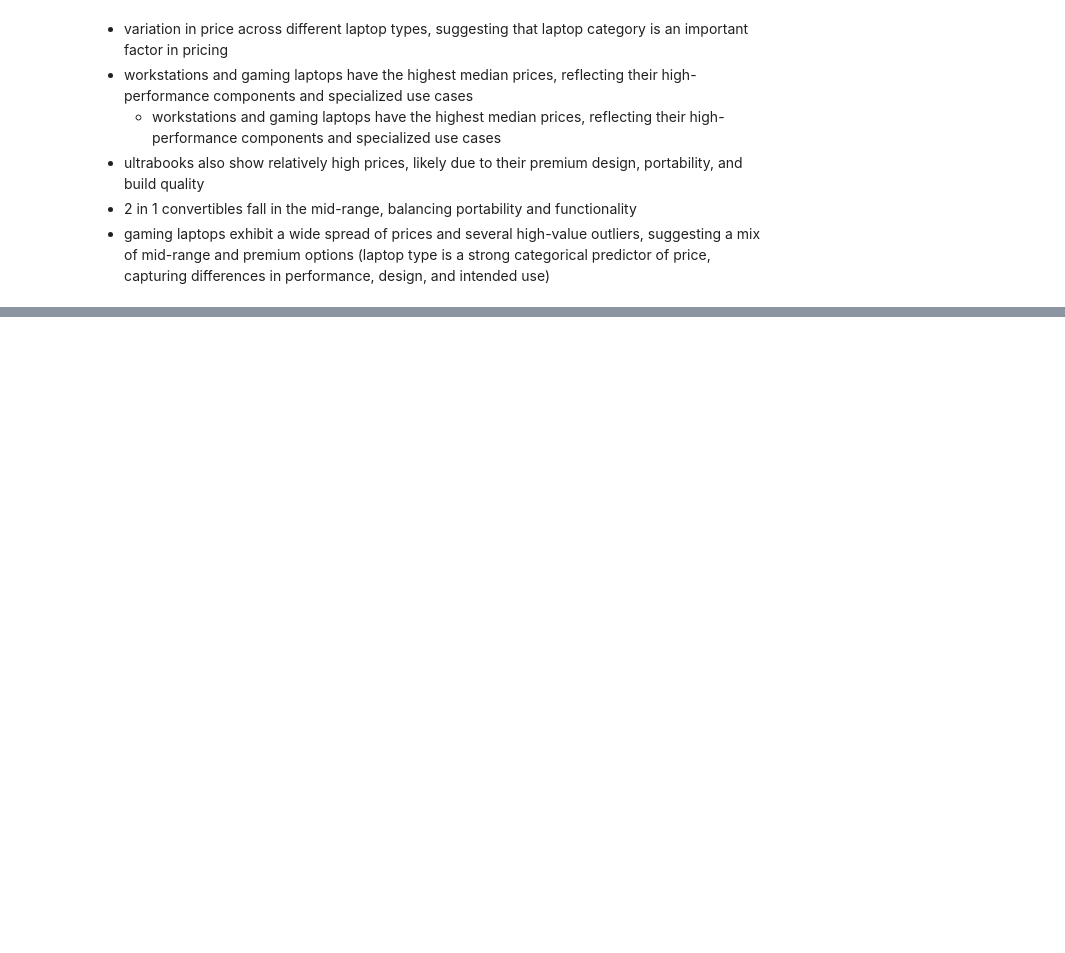
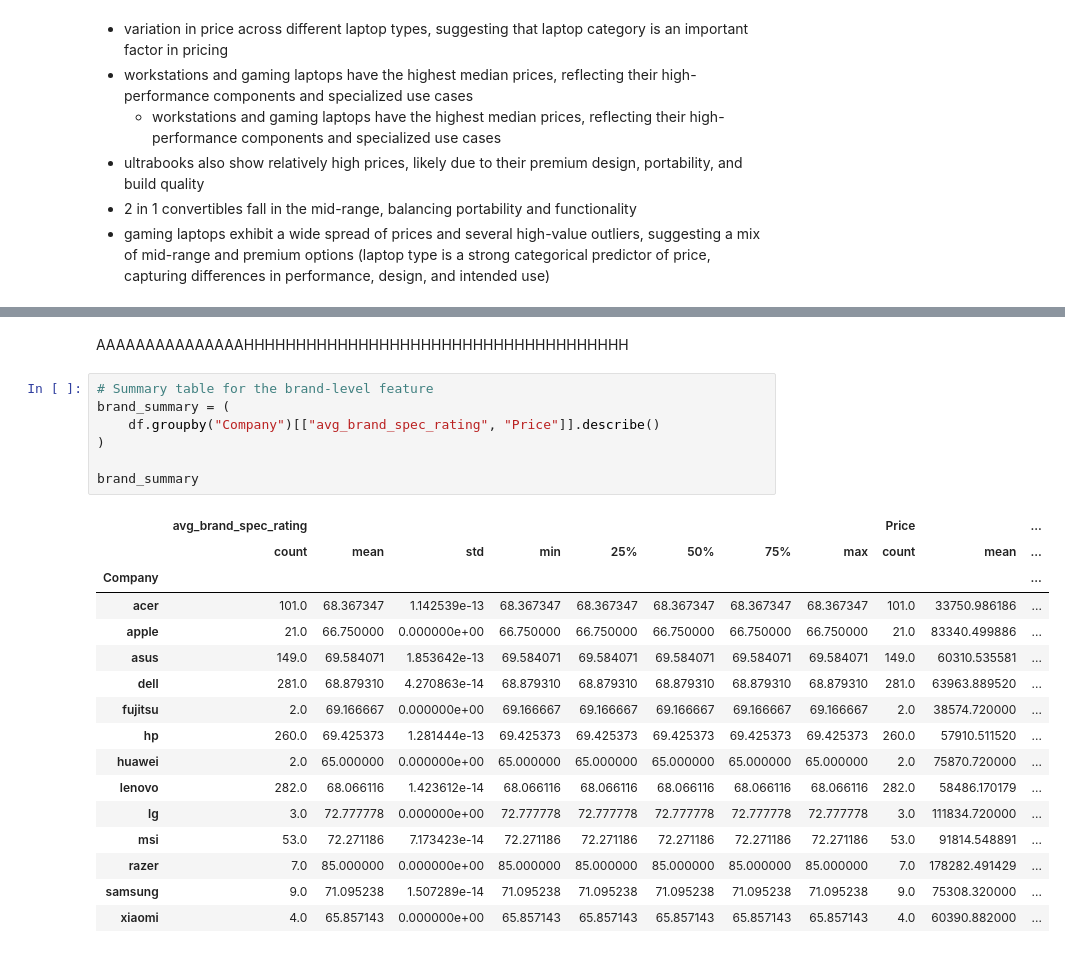
Before and after one commit to nishka-shah/Laptop-Prices, a Jupyter notebook: notebooks/eda.ipynb, the cells around one changed output, grey strips where cells are left out. Cells and saved outputs as stored; diff of their text form; blank space fills up the shorter version.

```diff
--- a/notebooks/eda.ipynb
+++ b/notebooks/eda.ipynb
@@ -168,0 +191,26 @@ plt.show()
+# %% [markdown]
+AAAAAAAAAAAAAAAHHHHHHHHHHHHHHHHHHHHHHHHHHHHHHHHHHHHH
+# %%
+# Summary table for the brand-level feature
+brand_summary = (
+    df.groupby("Company")[["avg_brand_spec_rating", "Price"]].describe()
+)
+
+brand_summary
+# %% [output]
+|  | avg_brand_spec_rating |  |  |  |  |  |  |  | Price |  | ... |
+|  | count | mean | std | min | 25% | 50% | 75% | max | count | mean | ... |
+| Company |  |  |  |  |  |  |  |  |  |  | ... |
+| acer | 101.0 | 68.367347 | 1.142539e-13 | 68.367347 | 68.367347 | 68.367347 | 68.367347 | 68.367347 | 101.0 | 33750.986186 | ... |
+| apple | 21.0 | 66.750000 | 0.000000e+00 | 66.750000 | 66.750000 | 66.750000 | 66.750000 | 66.750000 | 21.0 | 83340.499886 | ... |
+| asus | 149.0 | 69.584071 | 1.853642e-13 | 69.584071 | 69.584071 | 69.584071 | 69.584071 | 69.584071 | 149.0 | 60310.535581 | ... |
+| dell | 281.0 | 68.879310 | 4.270863e-14 | 68.879310 | 68.879310 | 68.879310 | 68.879310 | 68.879310 | 281.0 | 63963.889520 | ... |
+| fujitsu | 2.0 | 69.166667 | 0.000000e+00 | 69.166667 | 69.166667 | 69.166667 | 69.166667 | 69.166667 | 2.0 | 38574.720000 | ... |
+| hp | 260.0 | 69.425373 | 1.281444e-13 | 69.425373 | 69.425373 | 69.425373 | 69.425373 | 69.425373 | 260.0 | 57910.511520 | ... |
+| huawei | 2.0 | 65.000000 | 0.000000e+00 | 65.000000 | 65.000000 | 65.000000 | 65.000000 | 65.000000 | 2.0 | 75870.720000 | ... |
+| lenovo | 282.0 | 68.066116 | 1.423612e-14 | 68.066116 | 68.066116 | 68.066116 | 68.066116 | 68.066116 | 282.0 | 58486.170179 | ... |
+| lg | 3.0 | 72.777778 | 0.000000e+00 | 72.777778 | 72.777778 | 72.777778 | 72.777778 | 72.777778 | 3.0 | 111834.720000 | ... |
+| msi | 53.0 | 72.271186 | 7.173423e-14 | 72.271186 | 72.271186 | 72.271186 | 72.271186 | 72.271186 | 53.0 | 91814.548891 | ... |
+| razer | 7.0 | 85.000000 | 0.000000e+00 | 85.000000 | 85.000000 | 85.000000 | 85.000000 | 85.000000 | 7.0 | 178282.491429 | ... |
+| samsung | 9.0 | 71.095238 | 1.507289e-14 | 71.095238 | 71.095238 | 71.095238 | 71.095238 | 71.095238 | 9.0 | 75308.320000 | ... |
+| xiaomi | 4.0 | 65.857143 | 0.000000e+00 | 65.857143 | 65.857143 | 65.857143 | 65.857143 | 65.857143 | 4.0 | 60390.882000 | ... |
```
Also changed, not shown: parts of 5 cells of this notebook, 1 other file.
